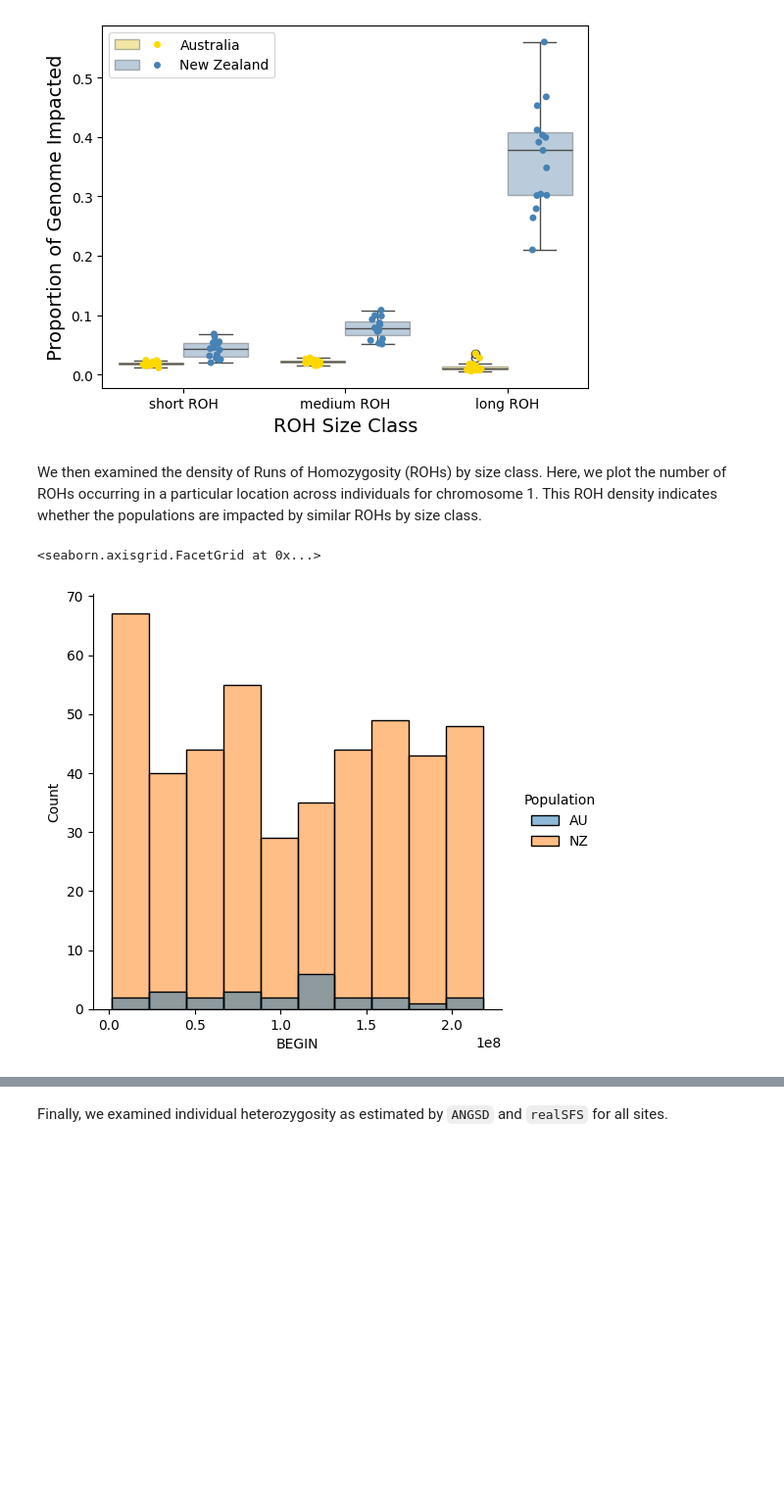
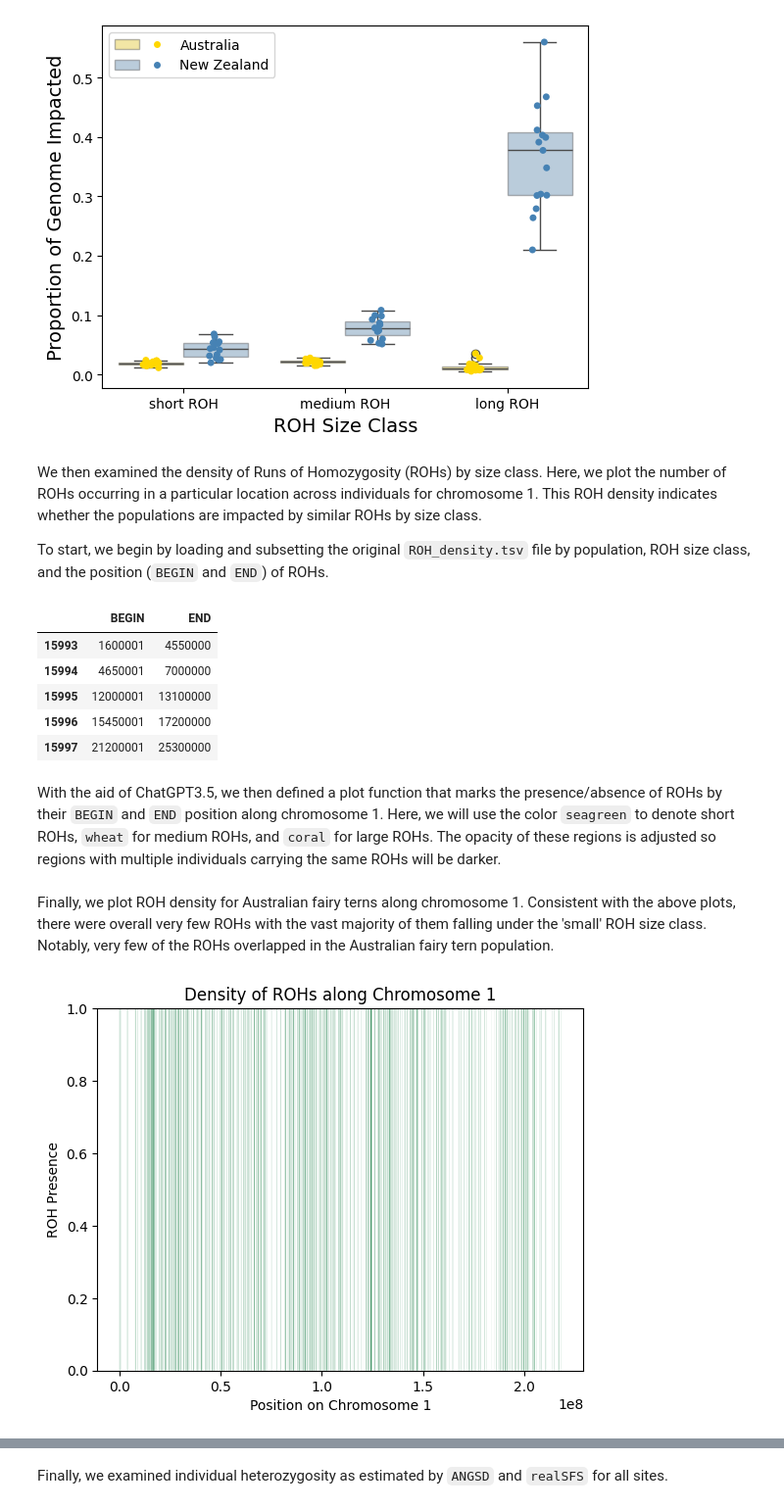
Before and after one commit to janawold1/2026_S_nereis_Cons_Gen, a Jupyter notebook: 06_visualisations.ipynb, the cells around one changed output, grey strips where cells are left out. Shown at 98% size. Cells and saved outputs as stored; diff of their text form; code cells hidden in the pictures; blank space fills up the shorter version.

Commit message:
Updating to better include kaki and ROH plots

```diff
--- a/06_visualisations.ipynb
+++ b/06_visualisations.ipynb
@@ -62,13 +62,80 @@ plt.savefig('plots/ROH_genome_proportions.png')
 [figure]
 # %% [markdown]
 We then examined the density of Runs of Homozygosity (ROHs) by size class. Here, we plot the number of ROHs occurring in a particular location across individuals for chromosome 1. This ROH density indicates whether the populations are impacted by similar ROHs by size class.
+
+To start, we begin by loading and subsetting the original `ROH_density.tsv` file by population, ROH size class, and the position (`BEGIN` and `END`) of ROHs.
 # %%
+# Setting variables for plotting ROH density
 roh_density = pd.read_csv('ROHAN_out/ROH_density.tsv', sep='\t')
 roh_sm = roh_density[(roh_density['ROH_class'] == 'Short ROH') & (roh_density['Chromosome']=='CM020437.1_RagTag')]
 roh_md = roh_density[(roh_density['ROH_class'] == 'Medium ROH') & (roh_density['Chromosome']=='CM020437.1_RagTag')]
 roh_lg = roh_density[(roh_density['ROH_class'] == 'Long ROH') & (roh_density['Chromosome']=='CM020437.1_RagTag')]
 
-sns.displot(data=roh_lg, x='BEGIN', hue='Population')
+au_roh_sm = roh_sm[roh_sm['Population']=='AU']
+au_roh_md = roh_md[roh_md['Population']=='AU']
+au_roh_lg = roh_lg[roh_lg['Population']=='AU']
+
+nz_roh_sm = roh_sm[roh_sm['Population']!='AU']
+nz_roh_md = roh_md[roh_md['Population']!='AU']
+nz_roh_lg = roh_lg[roh_lg['Population']!='AU']
+
+# Ranges of ROH presence
+au_sm_presence = au_roh_sm[['BEGIN', 'END']]
+au_md_presence = au_roh_md[['BEGIN', 'END']]
+au_lg_presence = au_roh_lg[['BEGIN', 'END']]
+nz_sm_presence = nz_roh_sm[['BEGIN', 'END']]
+nz_md_presence = nz_roh_md[['BEGIN', 'END']]
+nz_lg_presence = nz_roh_lg[['BEGIN', 'END']]
+# Viewing the data format
+nz_lg_presence.head()
 # %% [output]
-<seaborn.axisgrid.FacetGrid at 0x...>
-[figure, removed]
+|  | BEGIN | END |
+| 15993 | 1600001 | 4550000 |
+| 15994 | 4650001 | 7000000 |
+| 15995 | 12000001 | 13100000 |
+| 15996 | 15450001 | 17200000 |
+| 15997 | 21200001 | 25300000 |
+# %% [markdown]
+With the aid of ChatGPT3.5, we then defined a plot function that marks the presence/absence of ROHs by their `BEGIN` and `END` position along chromosome 1. Here, we will use the color `seagreen` to denote short ROHs, `wheat` for medium ROHs, and `coral` for large ROHs. The opacity of these regions is adjusted so regions with multiple individuals carrying the same ROHs will be darker.
+# %%
+def plot_roh_density(df, continuous_range, alpha_multiplier=0.7, plot_color='steelblue'):
+    """
+    Plot the density of ROHs along the chromosome.
+
+    Parameters:
+        df (DataFrame): Input DataFrame containing 'BEGIN' and 'END' columns.
+        continuous_range (range or list): Continuous range of positions to consider.
+        alpha_multiplier (float): Multiplier to adjust alpha based on the number of overlapping ranges.
+        plot_color (str): Color for plotting the presence/absence regions.
+
+    Returns:
+        None
+    """
+    # Iterate over each row in the DataFrame and plot presence regions
+    for _, row in df.iterrows():
+        start, end = row['BEGIN'], row['END']
+        plt.fill_between(range(start, end+1), 0, 1, color=plot_color, alpha=0.5, edgecolor=None)
+
+# Example usage:
+# chr_range = range(0, 219000000, 1000)  # Define your chromosome size range in bp here
+# plot_roh_density(nz_lg_presence, continuous_range, alpha_multiplier=0.25, plot_color='steelblue')
+# %% [markdown]
+Finally, we plot ROH density for Australian fairy terns along chromosome 1. Consistent with the above plots, there were overall very few ROHs with the vast majority of them falling under the 'small' ROH size class. Notably, very few of the ROHs overlapped in the Australian fairy tern population.
+# %%
+chr1_size = range(0, 219000000, 1000)
+
+plot_roh_density(au_sm_presence, chr1_size, alpha_multiplier=0.7, plot_color='seagreen')
+plot_roh_density(au_md_presence, chr1_size, alpha_multiplier=0.7, plot_color='wheat')
+plot_roh_density(au_lg_presence, chr1_size, alpha_multiplier=0.7, plot_color='coral')
+
+# Customize plot
+plt.xlabel('Position on Chromosome 1')
+plt.ylabel('ROH Presence')
+plt.title('Density of ROHs along Chromosome 1')
+plt.ylim(0, 1)  # Set y-axis limits to show presence (1) and absence (0)
+
+# Save and show plot
+plt.savefig('plots/AU_total_ROH_density.png', dpi=300, bbox_inches='tight')
+plt.show()
+# %% [output]
+[figure, added]
```
Also changed, not shown: parts of 9 cells of this notebook, 4 other files.
